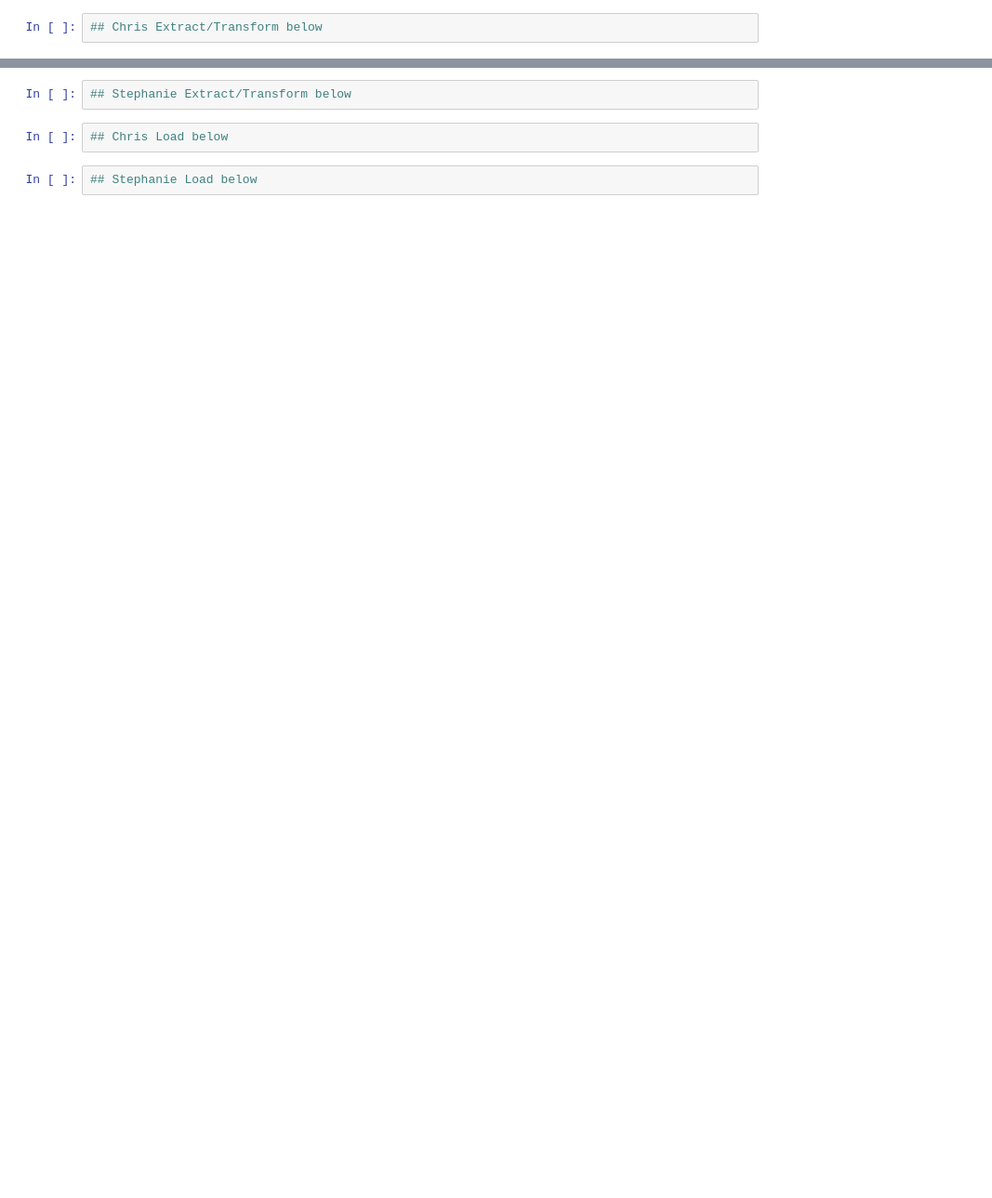
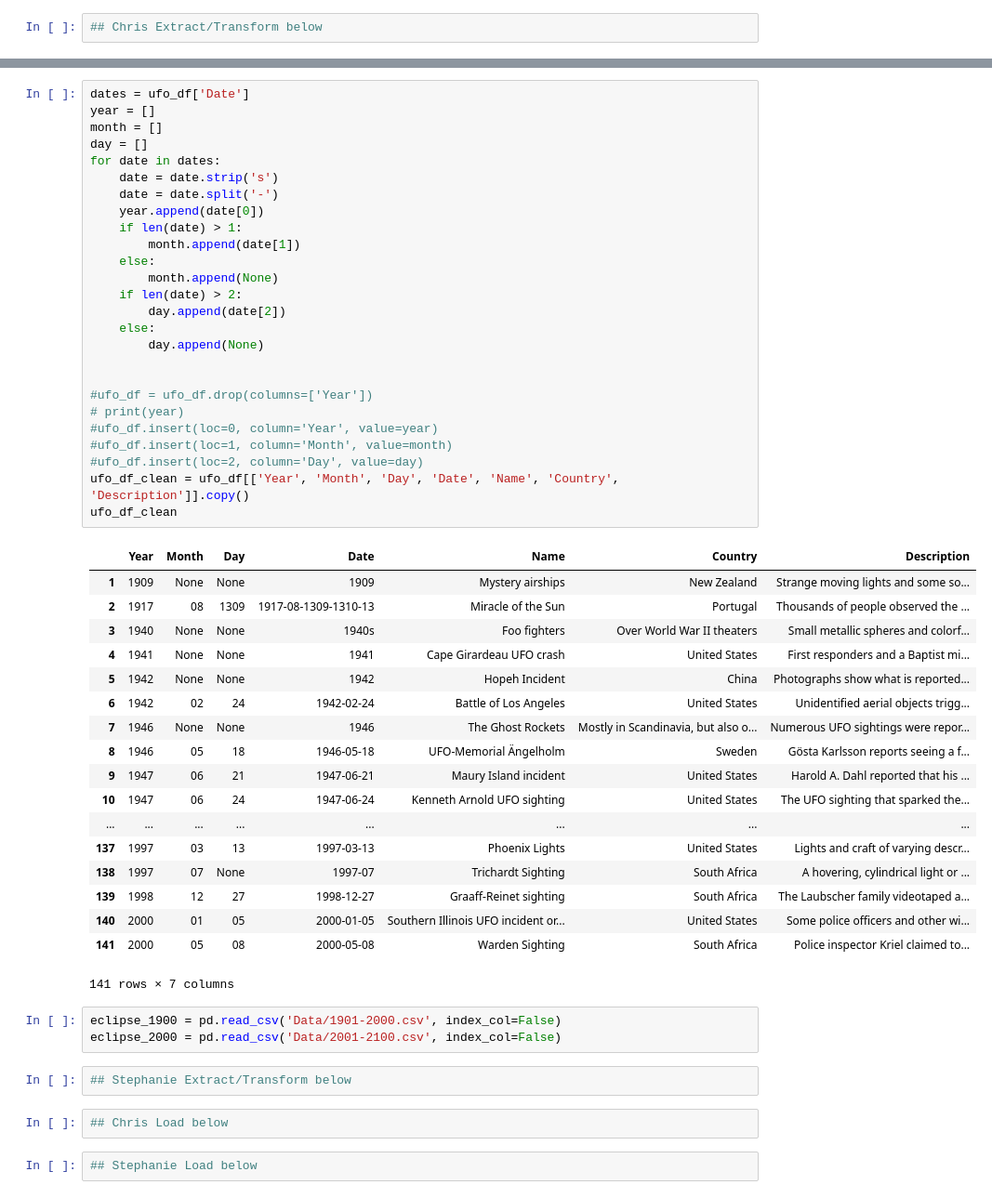
Before and after one commit to Survifit/ETLProject, a Jupyter notebook: Hartje_Howard_ETLProject.ipynb, the cells around one changed output, grey strips where cells are left out. Shown at 93% size. Saved outputs shown, nothing was run; the diff lists cells and outputs as text; blank space fills up the shorter version.

```diff
--- a/Hartje_Howard_ETLProject.ipynb
+++ b/Hartje_Howard_ETLProject.ipynb
@@ -10,3 +41,51 @@ import requests
+# %%
+dates = ufo_df['Date']
+year = []
+month = []
+day = []
+for date in dates:
+    date = date.strip('s')
+    date = date.split('-')
+    year.append(date[0])
+    if len(date) > 1:
+        month.append(date[1])
+    else:
+        month.append(None)
+    if len(date) > 2:
+        day.append(date[2])
+    else:
+        day.append(None)
+
+
+#ufo_df = ufo_df.drop(columns=['Year'])
+# print(year)
+#ufo_df.insert(loc=0, column='Year', value=year)
+#ufo_df.insert(loc=1, column='Month', value=month)
+#ufo_df.insert(loc=2, column='Day', value=day)
+ufo_df_clean = ufo_df[['Year', 'Month', 'Day', 'Date', 'Name', 'Country', 'Description']].copy()
+ufo_df_clean
+# %% [output]
+|  | Year | Month | Day | Date | Name | Country | Description |
+| 1 | 1909 | None | None | 1909 | Mystery airships | New Zealand | Strange moving lights and some so... |
+| 2 | 1917 | 08 | 1309 | 1917-08-1309-1310-13 | Miracle of the Sun | Portugal | Thousands of people observed the ... |
+| 3 | 1940 | None | None | 1940s | Foo fighters | Over World War II theaters | Small metallic spheres and colorf... |
+| 4 | 1941 | None | None | 1941 | Cape Girardeau UFO crash | United States | First responders and a Baptist mi... |
+| 5 | 1942 | None | None | 1942 | Hopeh Incident | China | Photographs show what is reported... |
+| 6 | 1942 | 02 | 24 | 1942-02-24 | Battle of Los Angeles | United States | Unidentified aerial objects trigg... |
+| 7 | 1946 | None | None | 1946 | The Ghost Rockets | Mostly in Scandinavia, but also o... | Numerous UFO sightings were repor... |
+| 8 | 1946 | 05 | 18 | 1946-05-18 | UFO-Memorial Ängelholm | Sweden | Gösta Karlsson reports seeing a f... |
+| 9 | 1947 | 06 | 21 | 1947-06-21 | Maury Island incident | United States | Harold A. Dahl reported that his ... |
+| 10 | 1947 | 06 | 24 | 1947-06-24 | Kenneth Arnold UFO sighting | United States | The UFO sighting that sparked the... |
+| ... | ... | ... | ... | ... | ... | ... | ... |
+| 137 | 1997 | 03 | 13 | 1997-03-13 | Phoenix Lights | United States | Lights and craft of varying descr... |
+| 138 | 1997 | 07 | None | 1997-07 | Trichardt Sighting | South Africa | A hovering, cylindrical light or ... |
+| 139 | 1998 | 12 | 27 | 1998-12-27 | Graaff-Reinet sighting | South Africa | The Laubscher family videotaped a... |
+| 140 | 2000 | 01 | 05 | 2000-01-05 | Southern Illinois UFO incident or... | United States | Some police officers and other wi... |
+| 141 | 2000 | 05 | 08 | 2000-05-08 | Warden Sighting | South Africa | Police inspector Kriel claimed to... |
+141 rows × 7 columns
+# %%
+eclipse_1900 = pd.read_csv('Data/1901-2000.csv', index_col=False)
+eclipse_2000 = pd.read_csv('Data/2001-2100.csv', index_col=False)
 # %%
 ## Stephanie Extract/Transform below
 # %%
```
Also changed, not shown: parts of 3 cells of this notebook, 2 other files.
